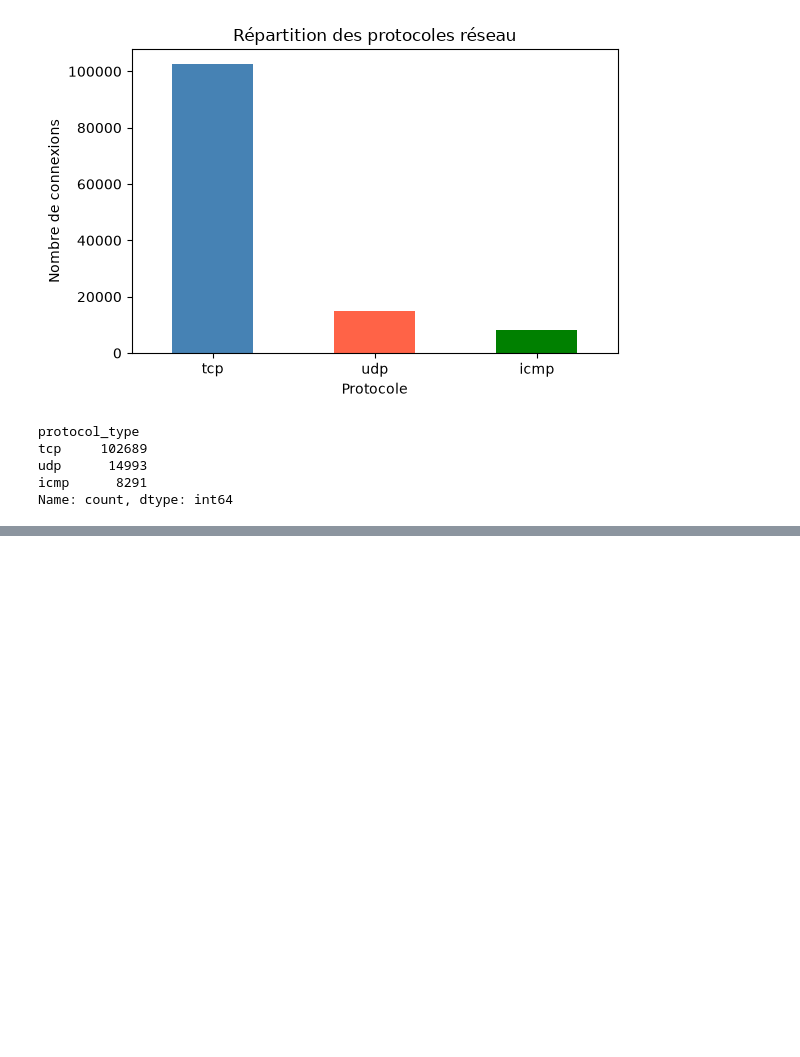
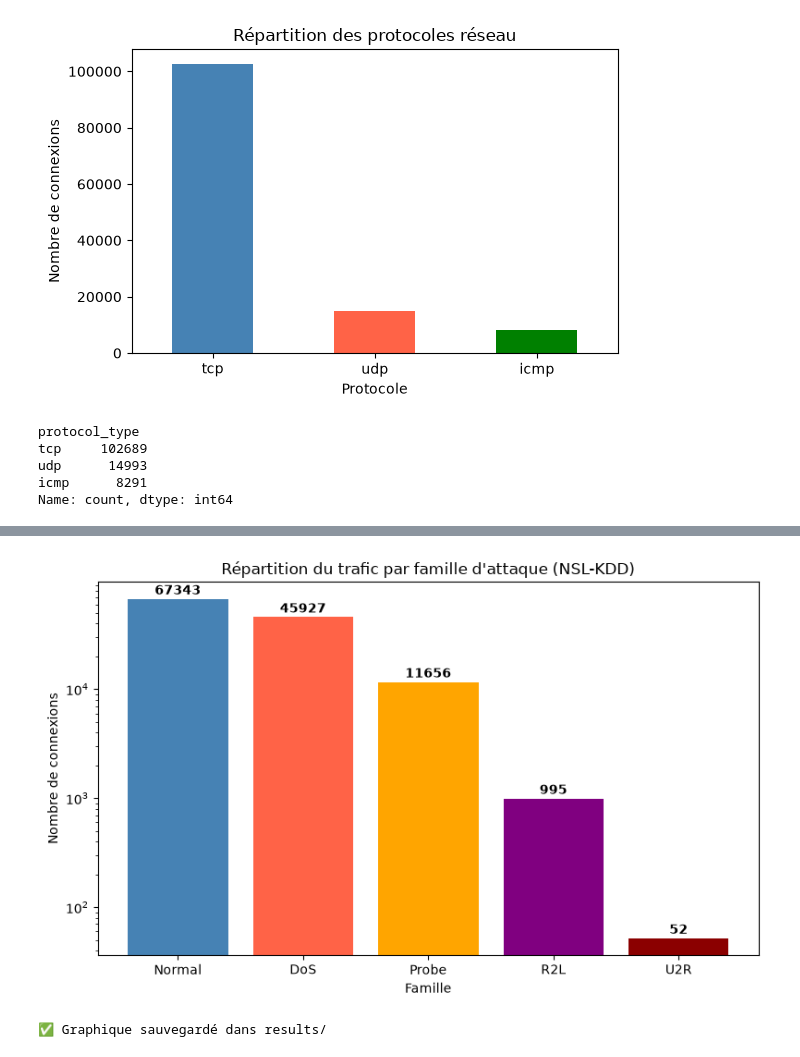
Before and after one commit to ayaaaa4444/IDS-ML-ObservationStage, a Jupyter notebook: notebooks/01_exploration.ipynb, the cells around one changed output, grey strips where cells are left out. Saved outputs shown, nothing was run; the diff lists cells and outputs as text; code cells hidden in the pictures; blank space fills up the shorter version.

Commit message:
S4: analyse cyber - familles d'attaques et features importantes

```diff
--- a/notebooks/01_exploration.ipynb
+++ b/notebooks/01_exploration.ipynb
@@ -168,0 +211,25 @@ Name: count, dtype: int64
+# %%
+# ============================================================
+# Visualisation des familles d'attaques
+# ============================================================
+
+plt.figure(figsize=(8, 5))
+couleurs = {"Normal": "steelblue", "DoS": "tomato", "Probe": "orange",
+            "R2L": "purple", "U2R": "darkred"}
+counts = train["famille"].value_counts()
+plt.bar(counts.index, counts.values,
+        color=[couleurs[f] for f in counts.index])
+plt.title("Répartition du trafic par famille d'attaque (NSL-KDD)")
+plt.xlabel("Famille")
+plt.ylabel("Nombre de connexions")
+plt.yscale("log")  # échelle log car U2R est très petit
+for i, v in enumerate(counts.values):
+    plt.text(i, v * 1.1, str(v), ha="center", fontweight="bold")
+plt.tight_layout()
+plt.savefig("../results/familles_attaques.png")
+plt.show()
+
+print("✅ Graphique sauvegardé dans results/")
+# %% [output]
+[figure, added]
+✅ Graphique sauvegardé dans results/
```
Also changed, not shown: parts of 1 cell of this notebook, 4 other files.
